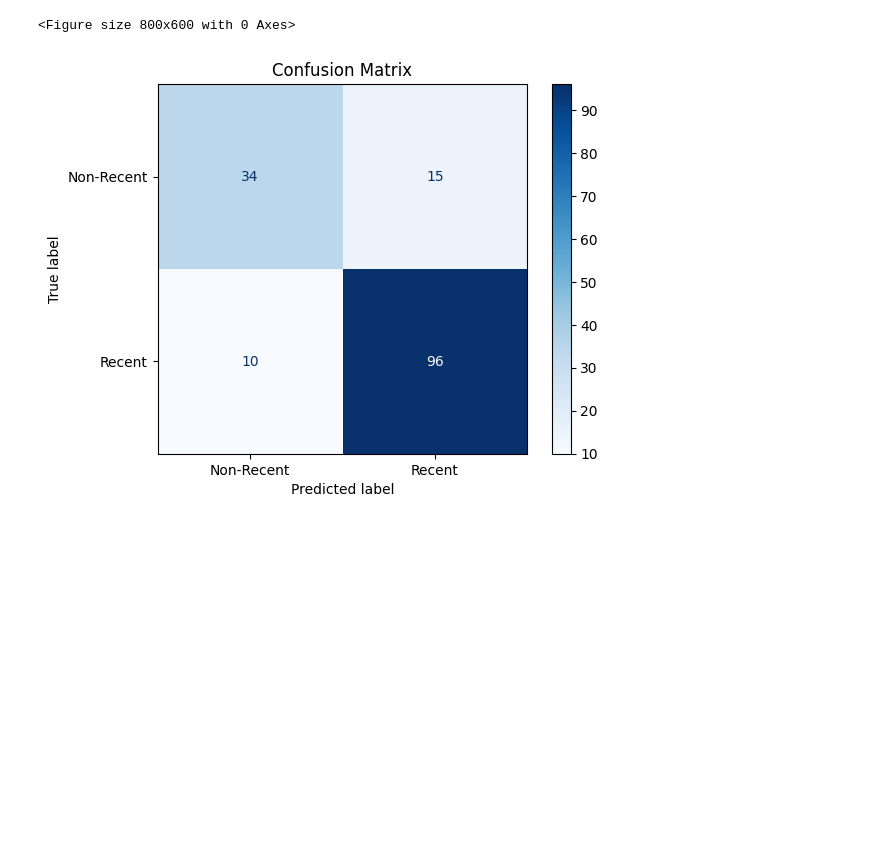
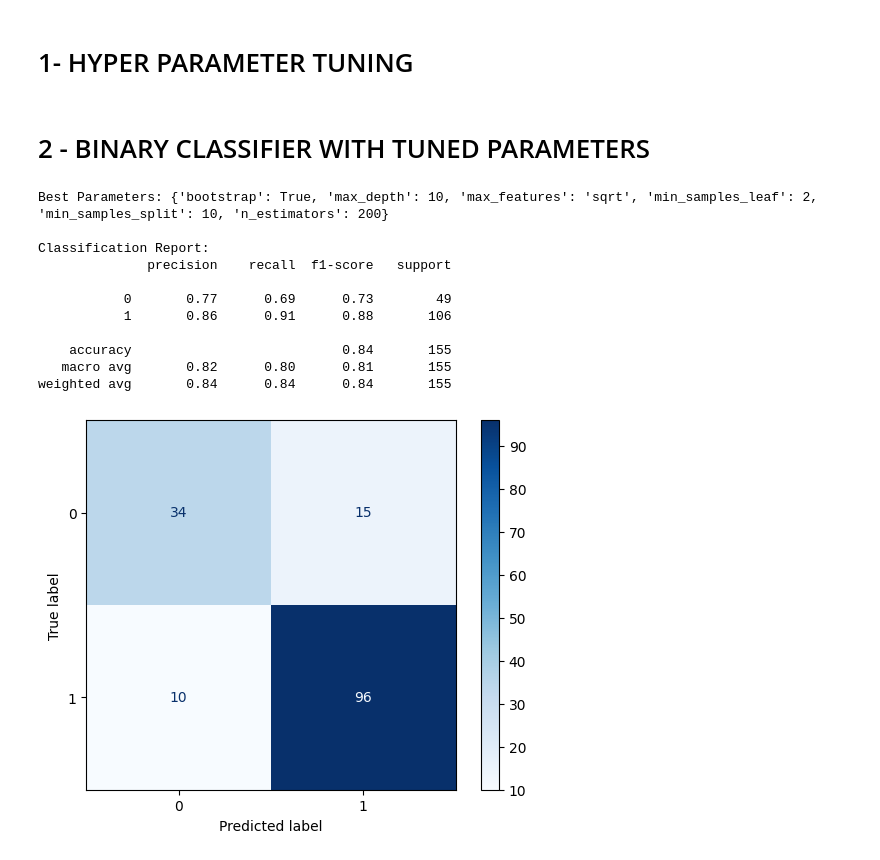
Before and after one commit to andreawickman/ic_research_project, a Jupyter notebook: 6_binary_classification.ipynb, the cells around one changed output. Saved outputs shown, nothing was run; the diff lists cells and outputs as text; code cells hidden in the pictures; blank space fills up the shorter version.

```diff
--- a/6_binary_classification.ipynb
+++ b/6_binary_classification.ipynb
@@ -61,9 +39,58 @@ weighted avg       0.84      0.84      0.84       155
+# %% [markdown]
+# 1- HYPER PARAMETER TUNING
+# %%
+param_grid = {
+    'n_estimators': [100, 200, 300],
+    'max_features': ['auto', 'sqrt', 'log2'],
+    'max_depth': [10, 20, None],
+    'min_samples_split': [2, 5, 10],
+    'min_samples_leaf': [1, 2, 4],
+    'bootstrap': [True, False]
+}
+
+# Initialize the GridSearchCV
+grid_search = GridSearchCV(estimator=RandomForestClassifier(random_state=42),
+                           param_grid=param_grid,
+                           cv=StratifiedKFold(n_splits=5),
+                           scoring='accuracy',
+                           n_jobs=-1,
+                           verbose=2)
+
+# Fit the GridSearchCV
+grid_search.fit(X_train, y_train)
+
+# Get the best estimator
+best_model = grid_search.best_estimator_
+
+# Make predictions on the test set
+y_pred = best_model.predict(X_test)
+
+# Evaluate the model
+conf_matrix = confusion_matrix(y_test, y_pred)
+class_report = classification_report(y_test, y_pred)
+# %% [markdown]
+# 2 - BINARY CLASSIFIER WITH TUNED PARAMETERS
 # %%
-# Plot confusion matrix
-plt.figure(figsize=(8, 6))
-ConfusionMatrixDisplay(conf_matrix, display_labels=['Non-Recent', 'Recent']).plot(cmap=plt.cm.Blues)
-plt.title('Confusion Matrix')
+# Print results
+print("Best Parameters:", grid_search.best_params_)
+print("\nClassification Report:")
+print(class_report)
+
+# Plot the confusion matrix
+disp = ConfusionMatrixDisplay(confusion_matrix=conf_matrix, display_labels=best_model.classes_)
+disp.plot(cmap=plt.cm.Blues)
+#plt.savefig('./outputs/classifier/binary/2y_confusion_matrix')
 plt.show()
 # %% [output]
-<Figure size 800x600 with 0 Axes>
+Best Parameters: {'bootstrap': True, 'max_depth': 10, 'max_features': 'sqrt', 'min_samples_leaf': 2, 'min_samples_split': 10, 'n_estimators': 200}
+
+Classification Report:
+              precision    recall  f1-score   support
+
+           0       0.77      0.69      0.73        49
+           1       0.86      0.91      0.88       106
+
+    accuracy                           0.84       155
+   macro avg       0.82      0.80      0.81       155
+weighted avg       0.84      0.84      0.84       155
-[figure, old version]
+[figure, new version]
```
Also changed, not shown: parts of 7 cells of this notebook, 5 other files.
